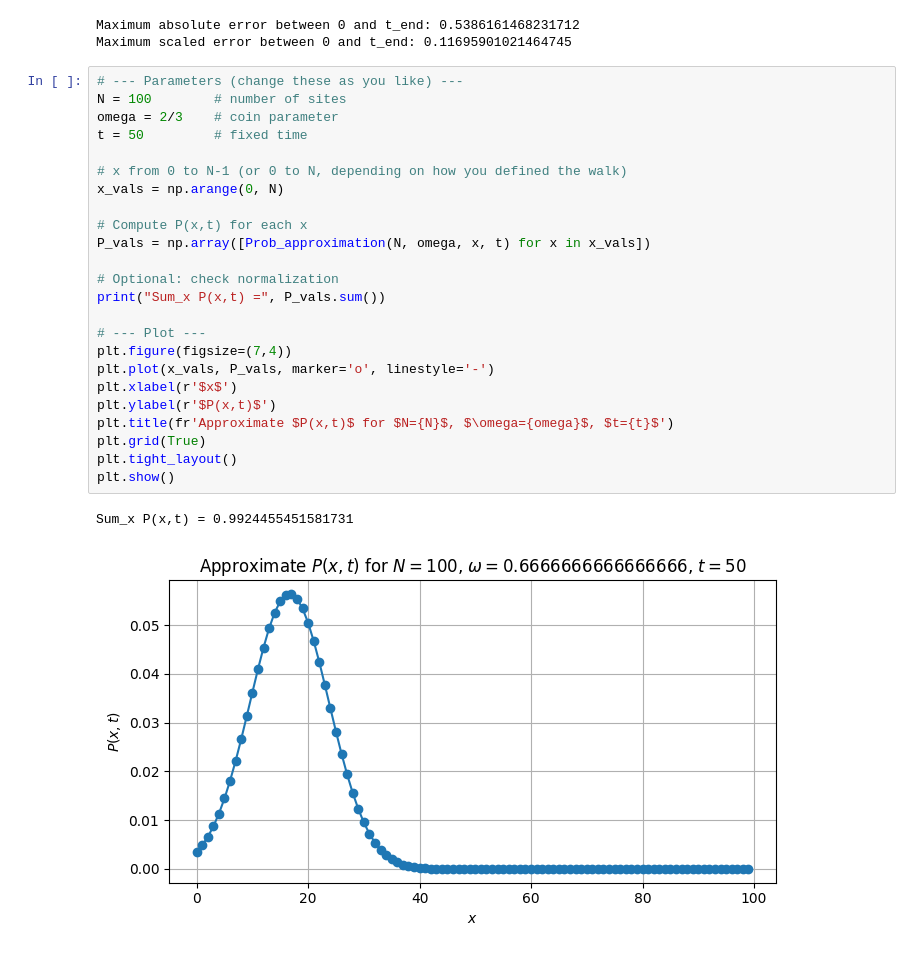
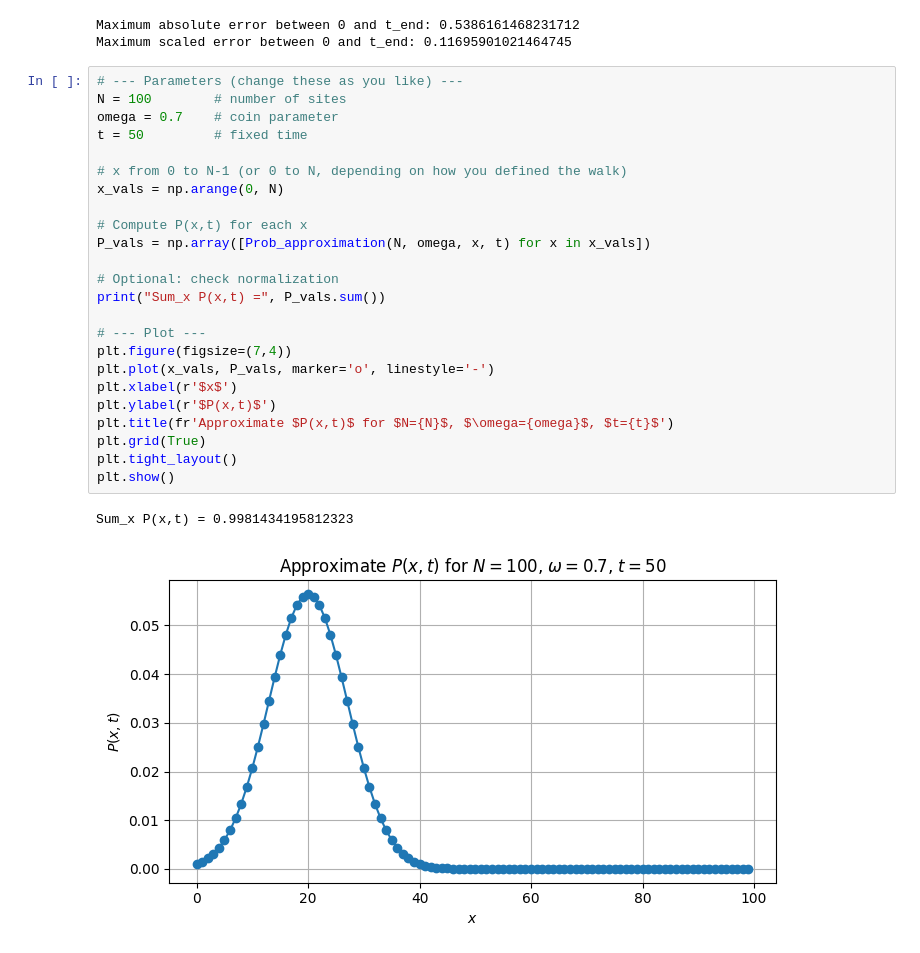
Before and after one commit to pedrolinckm/OQW-Thermodynamics, a Jupyter notebook: thermodynamics_oqw.ipynb, the cells around one changed output. Cells and saved outputs as stored; diff of their text form.

```diff
--- a/thermodynamics_oqw.ipynb
+++ b/thermodynamics_oqw.ipynb
@@ -545,27 +545,27 @@ Maximum scaled error between 0 and t_end: 0.11695901021464745
 # %%
 # --- Parameters (change these as you like) ---
 N = 100        # number of sites
-omega = 2/3    # coin parameter
+omega = 0.7    # coin parameter
 t = 50         # fixed time
 
 # x from 0 to N-1 (or 0 to N, depending on how you defined the walk)
 x_vals = np.arange(0, N)
 
 # Compute P(x,t) for each x
 P_vals = np.array([Prob_approximation(N, omega, x, t) for x in x_vals])
 
 # Optional: check normalization
 print("Sum_x P(x,t) =", P_vals.sum())
 
 # --- Plot ---
 plt.figure(figsize=(7,4))
 plt.plot(x_vals, P_vals, marker='o', linestyle='-')
 plt.xlabel(r'$x$')
 plt.ylabel(r'$P(x,t)$')
 plt.title(fr'Approximate $P(x,t)$ for $N={N}$, $\omega={omega}$, $t={t}$')
 plt.grid(True)
 plt.tight_layout()
 plt.show()
 # %% [output]
-Sum_x P(x,t) = 0.9924455451581731
+Sum_x P(x,t) = 0.9981434195812323
-[figure, old version]
+[figure, new version]
```
Also changed, not shown: parts of 5 cells of this notebook.
